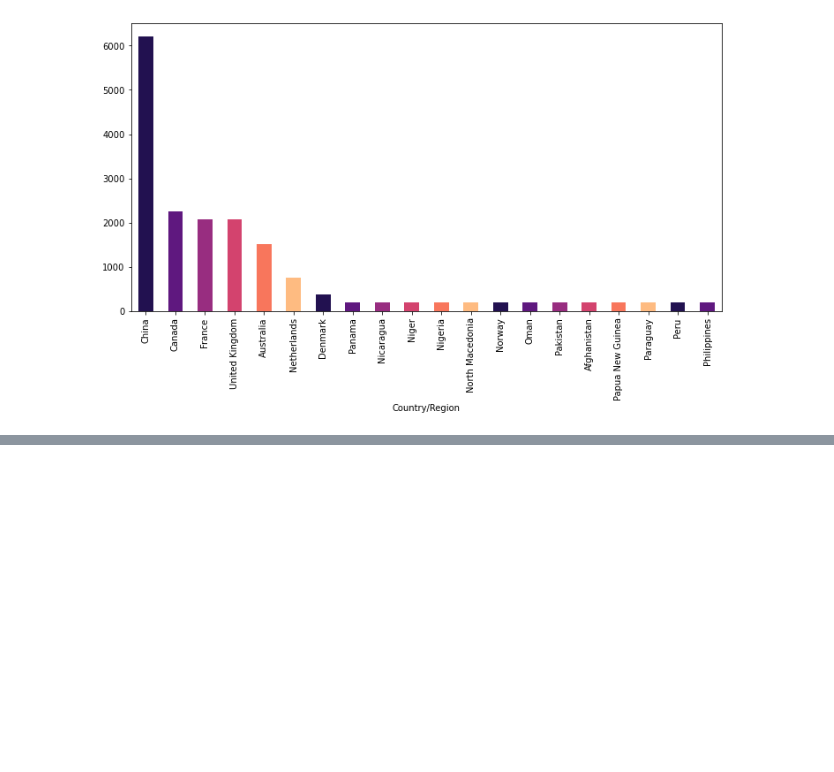
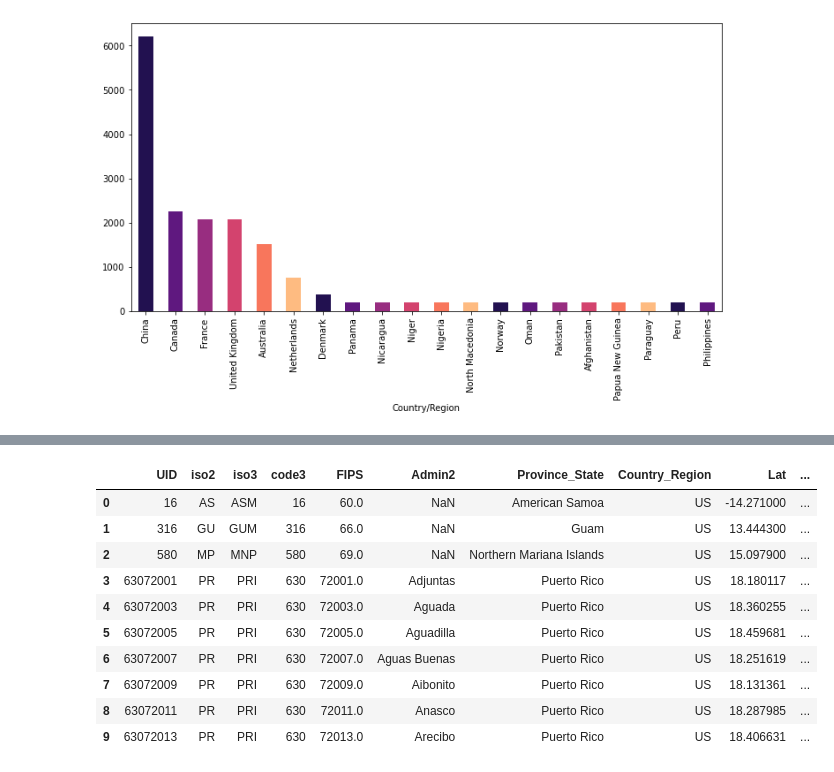
Before and after one commit to kaziiiiii/Data-Analytics-Projects-, a Jupyter notebook: Covid 19 Data Analysis (Python).ipynb, the cells around one changed output, grey strips where cells are left out. Saved outputs shown, nothing was run; the diff lists cells and outputs as text; code cells hidden in the pictures; blank space fills up the shorter version.

```diff
--- a/Covid 19 Data Analysis (Python).ipynb
+++ b/Covid 19 Data Analysis (Python).ipynb
@@ -118,3 +109,7 @@ death_grap.head(20).plot(kind='bar', figsize=(12,6), color = sns.color_palette("
 # %% [output]
 <AxesSubplot:xlabel='Country/Region'>
 [figure]
+# %%
+# Load Dataset
+
+covid_dataUSA = pd.read_csv('C:\\Users\\Kaji\\Documents\\covid19\\usa_county_wise.csv')
@@ -120,0 +136,14 @@ death_grap.head(20).plot(kind='bar', figsize=(12,6), color = sns.color_palette("
+# %%
+covid_dataUSA.head(10)
+# %% [output]
+|  | UID | iso2 | iso3 | code3 | FIPS | Admin2 | Province_State | Country_Region | Lat | ... |
+| 0 | 16 | AS | ASM | 16 | 60.0 | NaN | American Samoa | US | -14.271000 | ... |
+| 1 | 316 | GU | GUM | 316 | 66.0 | NaN | Guam | US | 13.444300 | ... |
+| 2 | 580 | MP | MNP | 580 | 69.0 | NaN | Northern Mariana Islands | US | 15.097900 | ... |
+| 3 | 63072001 | PR | PRI | 630 | 72001.0 | Adjuntas | Puerto Rico | US | 18.180117 | ... |
+| 4 | 63072003 | PR | PRI | 630 | 72003.0 | Aguada | Puerto Rico | US | 18.360255 | ... |
+| 5 | 63072005 | PR | PRI | 630 | 72005.0 | Aguadilla | Puerto Rico | US | 18.459681 | ... |
+| 6 | 63072007 | PR | PRI | 630 | 72007.0 | Aguas Buenas | Puerto Rico | US | 18.251619 | ... |
+| 7 | 63072009 | PR | PRI | 630 | 72009.0 | Aibonito | Puerto Rico | US | 18.131361 | ... |
+| 8 | 63072011 | PR | PRI | 630 | 72011.0 | Anasco | Puerto Rico | US | 18.287985 | ... |
+| 9 | 63072013 | PR | PRI | 630 | 72013.0 | Arecibo | Puerto Rico | US | 18.406631 | ... |
```
Also changed, not shown: parts of 6 cells of this notebook.
